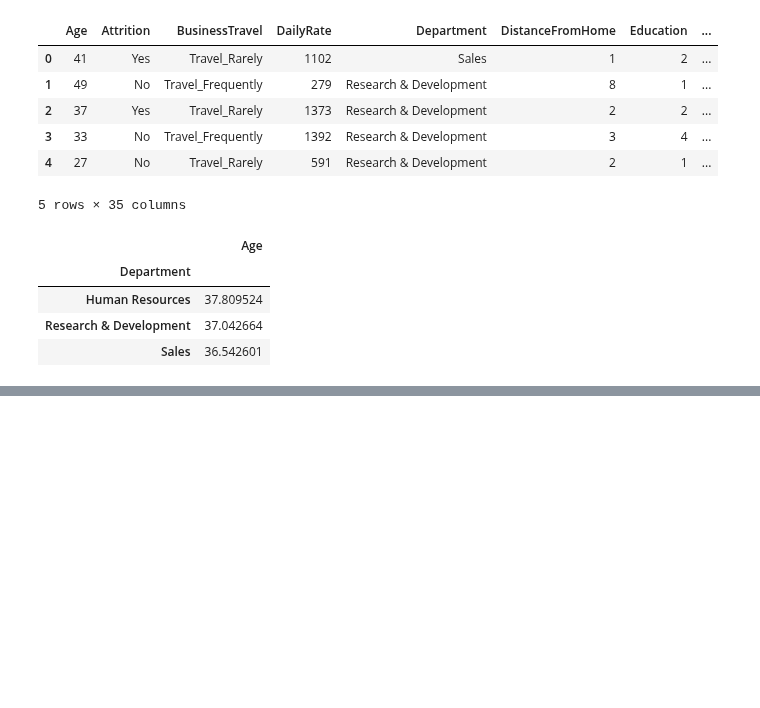
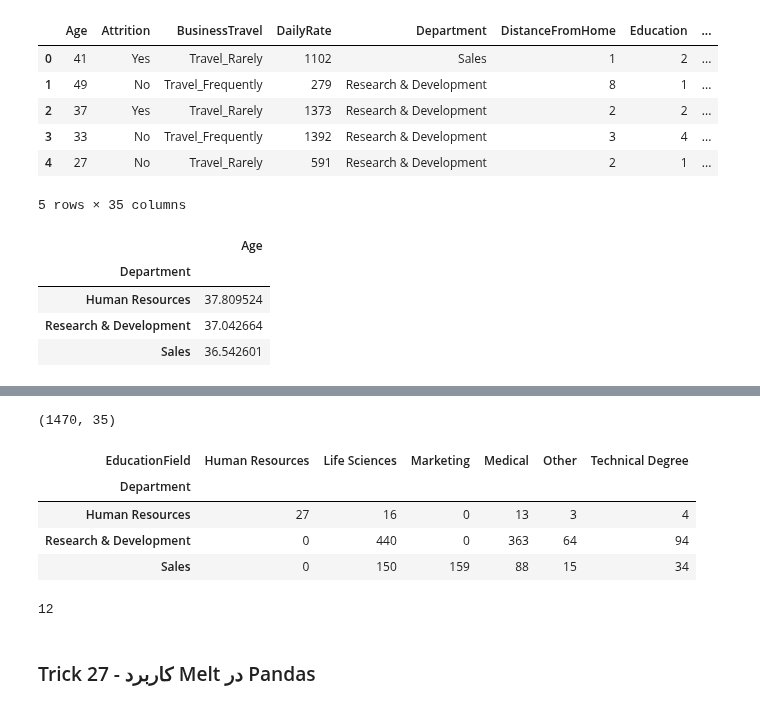
Before and after one commit to poorialari2017/ML_git001, a Jupyter notebook: MLproj002/Pooria/01 Preprocessing/Pandas/02 30Trick of Pandas.ipynb, the cells around one changed output, grey strips where cells are left out. Drawn from its saved outputs; the diff is of its cells as text; code cells hidden in the pictures; blank space fills up the shorter version.

```diff
--- a/MLproj002/Pooria/01 Preprocessing/Pandas/02 30Trick of Pandas.ipynb
+++ b/MLproj002/Pooria/01 Preprocessing/Pandas/02 30Trick of Pandas.ipynb
@@ -2155,0 +2158,3 @@ dft25.pivot_table(values='Age',index = 'Department' ,aggfunc='mean').head()
+# %%
+dft26 = pd.read_csv('../../00 DATA/employee.csv')
+dft26.head()
@@ -2155,0 +2169,21 @@ dft25.pivot_table(values='Age',index = 'Department' ,aggfunc='mean').head()
+# %%
+dft26.shape
+# %% [output]
+(1470, 35)
+# %%
+x = pd.crosstab(dft26['Department'], dft26['EducationField'])
+x = pd.DataFrame(x)
+x
+# %% [output]
+| EducationField | Human Resources | Life Sciences | Marketing | Medical | Other | Technical Degree |
+| Department |  |  |  |  |  |  |
+| Human Resources | 27 | 16 | 0 | 13 | 3 | 4 |
+| Research & Development | 0 | 440 | 0 | 363 | 64 | 94 |
+| Sales | 0 | 150 | 159 | 88 | 15 | 34 |
+# %%
+del dft26, x
+gc.collect()
+# %% [output]
+12
+# %% [markdown]
+### Trick 27 - کاربرد Melt در Pandas
```
Also changed, not shown: parts of 33 cells of this notebook, 1 other file.
